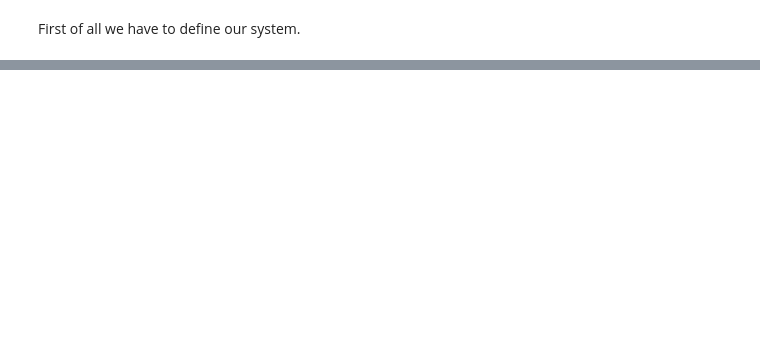
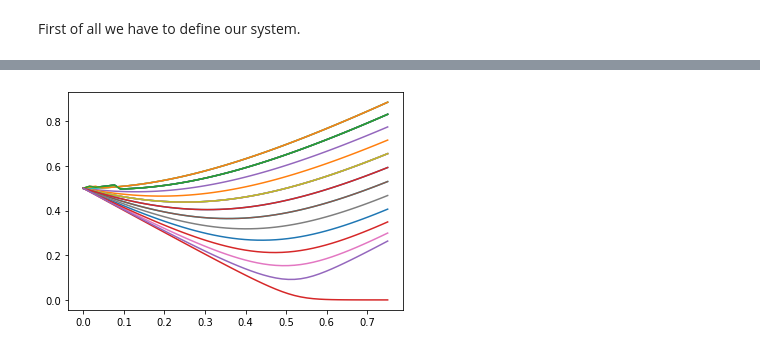
Before and after one commit to korsakjakub/kwant-tutorials-zps, a Jupyter notebook: 2022-11-19-SSH - Eigenvalues.ipynb, the cells around one changed output, grey strips where cells are left out. Saved outputs shown, nothing was run; the diff lists cells and outputs as text; code cells hidden in the pictures; blank space fills up the shorter version.

```diff
--- a/2022-11-19-SSH - Eigenvalues.ipynb
+++ b/2022-11-19-SSH - Eigenvalues.ipynb
@@ -50,30 +80,88 @@ In the end we finalize the system.
 # %%
-L = 21
+L = 50
 # Building SSH model
-def ssh_model(t_1=1, t_2=1, L=L, return_only_ham=1):
+def ssh_model(w=1, v=1, L=L, return_only_ham=1):
 
     syst = kwant.Builder()
     a = 1
     lat = kwant.lattice.chain(a)
 
     # Define the scattering region
     for n in range(L):
         syst[lat(n)] = 0
 
     # Left hopping
     for n in range(L):
         if n % 2:
-            syst[lat(n - 1), lat(n)] = t_1
+            syst[lat(n - 1), lat(n)] = w
 
     # Right hopping
     for n in range(1, L):
         if not n % 2:
-            syst[lat(n - 1), lat(n)] = t_2
+            syst[lat(n - 1), lat(n)] = v
 
     # kwant.plot(syst)
     syst = syst.finalized()
+
 
     if return_only_ham:
         return syst.hamiltonian_submatrix(sparse=True)
     else:
         return syst.hamiltonian_submatrix(sparse=False)
+
+
+def find_continuator(w: list, next_vectors: list) -> int:
+    max_product = np.dot(w, next_vectors[0])
+    max_index = 0
+
+    for i in range(len(next_vectors)):
+        product = np.abs(np.dot(w, next_vectors[i]))
+        if product > max_product:
+            max_product = product
+            max_index = i
+    return max_index
+
+
+def plot_probability(k_tab: list, eig_number: int, t1=0.5, show_unsorted=False) -> None:
+    e_val_matrix = np.empty(shape=(len(k_tab), eig_number))
+    e_vec_matrix = np.empty(shape=(len(k_tab), eig_number, L), dtype=complex)
+
+    for i in range(len(k_tab)):
+        t2 = k_tab[i]
+        ham = ssh_model(t1, t2)
+        e_val, e_vec = scipy.sparse.linalg.eigsh(
+            ham, k=eig_number, sigma=0.01, which="LM", return_eigenvectors=True
+        )
+
+        e_val_matrix[i] = e_val
+        for j in range(eig_number):
+            e_vec_matrix[i, j] = e_vec[:, j]
+            e_vec_matrix[i, j] = e_vec_matrix[i, j] / np.sqrt(
+                np.dot(e_vec_matrix[i, j], e_vec_matrix[i, j])
+            )
+
+    for j in range(eig_number):
+        pasek = [e_val_matrix[0, j]]
+        wektory = [e_vec_matrix[0, j]]
+
+        for i in range(0, len(k_tab) - 1):
+            index = find_continuator(wektory[i], e_vec_matrix[i + 1])
+            wektory.append(e_vec_matrix[i + 1, index])
+            pasek.append(e_val_matrix[i + 1, index])
+
+        plt.plot(k_tab, pasek, label=j)
+        if show_unsorted:
+            plt.scatter(k_tab, e_val_matrix[:, j], marker=".")
+
+
+k = np.linspace(0, 0.75, 50)  # Range of k we want to plot
+energies_number = L//2  # Number of energy bands to show
+plot_probability(k, energies_number)
+# plt.xlim(0.25,0.75)
+# plt.ylim(-0.5,0.5)
+plt.savefig("SSH_spectrum_sort.pdf")
+plt.show()
+#print(ssh_model(t_1=1, t_2=1, L=L, return_only_ham=0))
+w1,v1=eig(ssh_model(w=1, v=2, L=L, return_only_ham=0))
+# %% [output]
+[figure, added]
```
Also changed, not shown: parts of 15 cells of this notebook.
